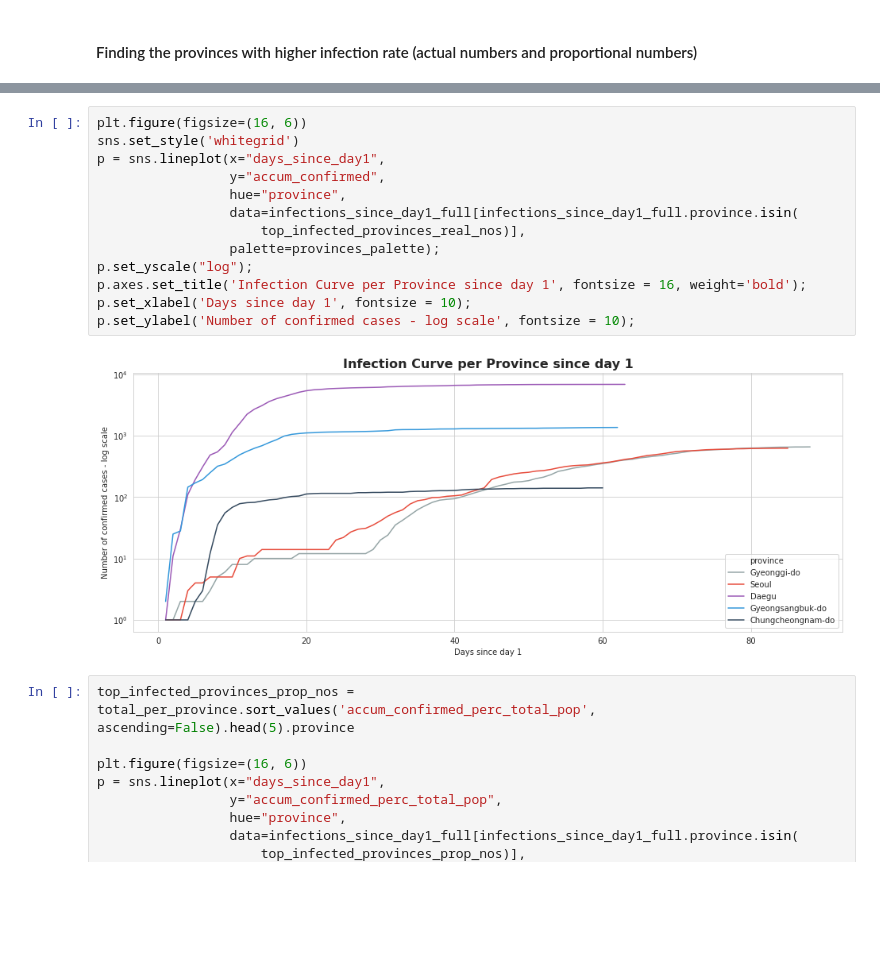
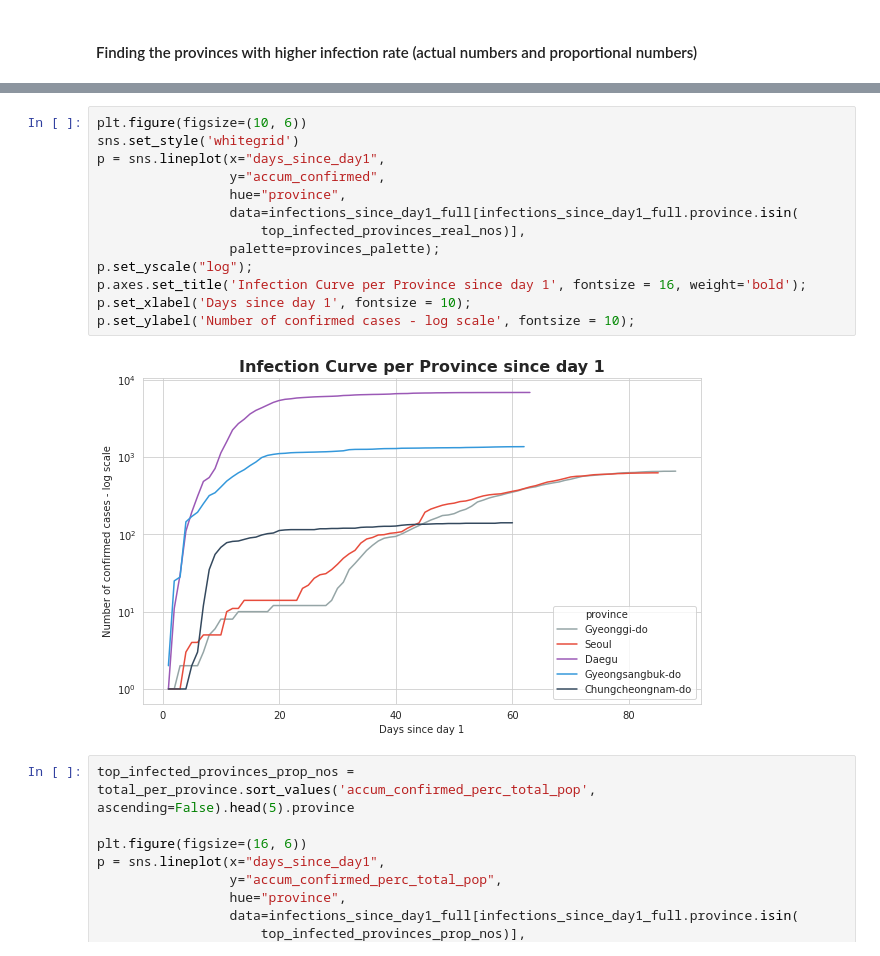
Before and after one commit to tarcisobraz/covid19-skorea, a Jupyter notebook: code/final-notebooks/q1-infections-province-time.ipynb, the cells around one changed output, grey strips where cells are left out. Cells and saved outputs as stored; diff of their text form; blank space fills up the shorter version.

```diff
--- a/code/final-notebooks/q1-infections-province-time.ipynb
+++ b/code/final-notebooks/q1-infections-province-time.ipynb
@@ -267,18 +267,18 @@ p.set_ylabel('Number of confirmed cases', fontsize = 10);
 # %%
-plt.figure(figsize=(16, 6))
+plt.figure(figsize=(10, 6))
 sns.set_style('whitegrid')
 p = sns.lineplot(x="days_since_day1",
                  y="accum_confirmed",
                  hue="province",
                  data=infections_since_day1_full[infections_since_day1_full.province.isin(
                      top_infected_provinces_real_nos)],
                  palette=provinces_palette);
 p.set_yscale("log");
 p.axes.set_title('Infection Curve per Province since day 1', fontsize = 16, weight='bold');
 p.set_xlabel('Days since day 1', fontsize = 10);
 p.set_ylabel('Number of confirmed cases - log scale', fontsize = 10);
 # %% [output]
-[figure, old version]
+[figure, new version]
 # %%
 top_infected_provinces_prop_nos = total_per_province.sort_values('accum_confirmed_perc_total_pop', ascending=False).head(5).province
 
```
Also changed, not shown: parts of 4 cells of this notebook.
